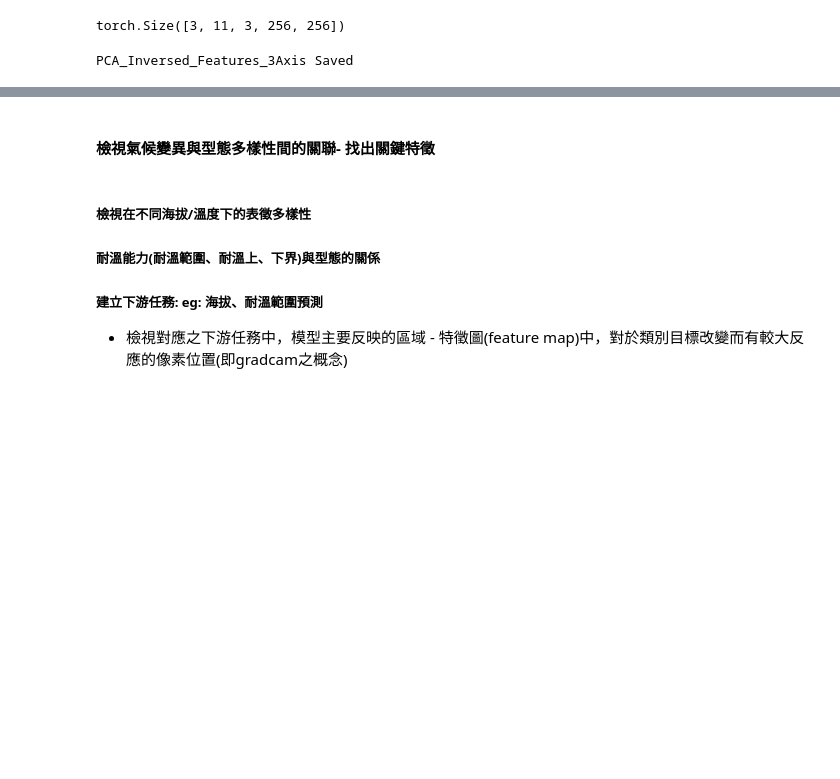
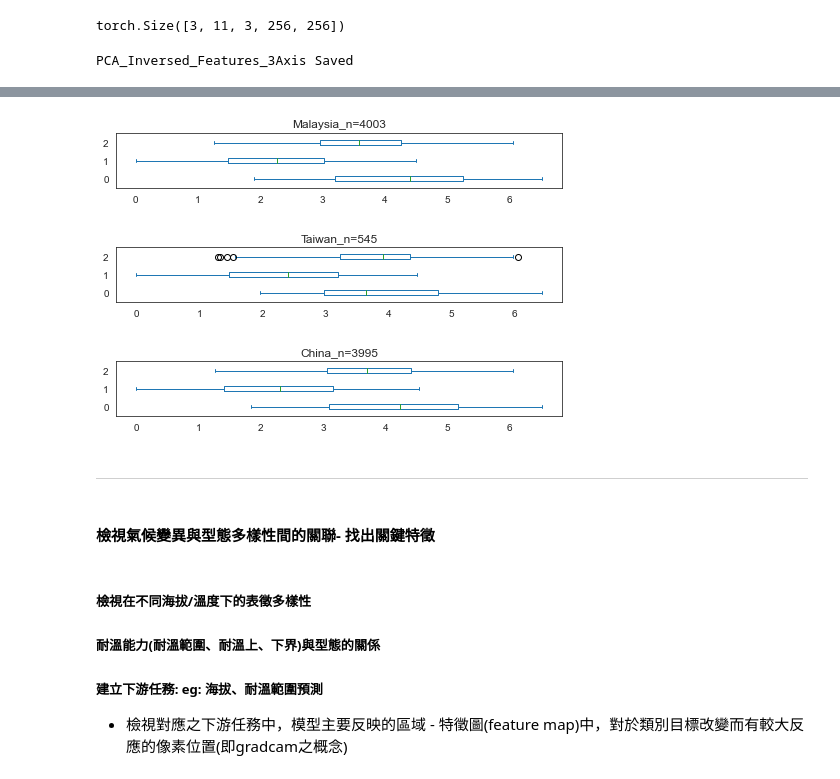
Before and after one commit to YunghuiHsu/Moth_Project, a Jupyter notebook: Moth_thermal/vsc/explore_LatentSpace.ipynb, the cells around one changed output, grey strips where cells are left out. Drawn from its saved outputs; the diff is of its cells as text; code cells hidden in the pictures; blank space fills up the shorter version.

```diff
--- a/Moth_thermal/vsc/explore_LatentSpace.ipynb
+++ b/Moth_thermal/vsc/explore_LatentSpace.ipynb
@@ -549,0 +661,9 @@ PCA_Inversed_Features_3Axis Saved
+# %%
+embedding_list= [df_embedding.loc[idx, :3] for idx in idxs]  #　['Malaysia', 'Taiwan', 'China]
+figsize = (8,1)
+for embedding_, title in zip(embedding_list,loc_size):
+    embedding_.loc[:,:2].plot.box(title=title,figsize=figsize, vert=False);
+# %% [output]
+[figure, added]
+[figure, added]
+[figure, added]
@@ -549,0 +672,2 @@ PCA_Inversed_Features_3Axis Saved
+# %% [markdown]
+---
```
Also changed, not shown: parts of 22 cells of this notebook.
